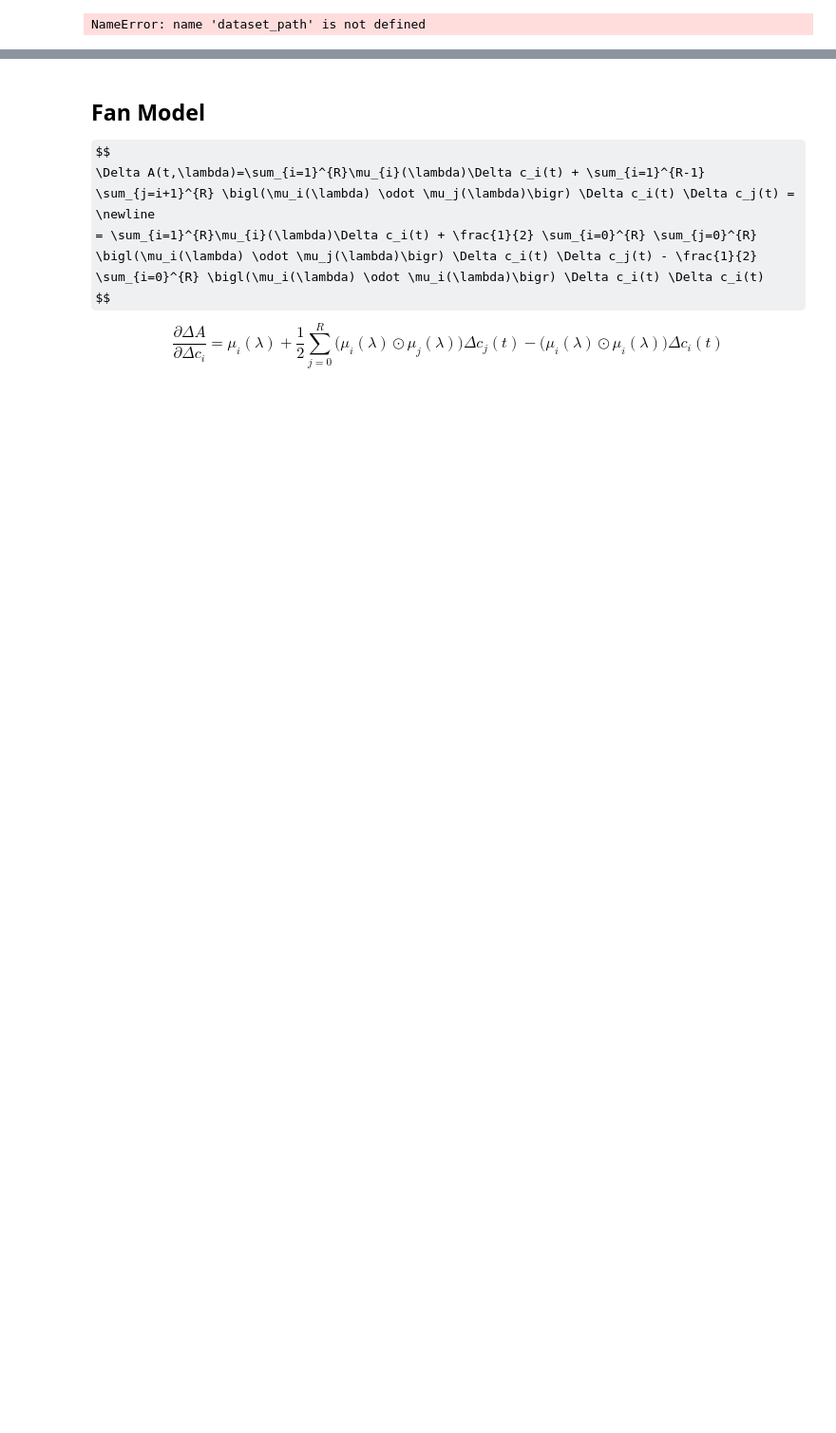
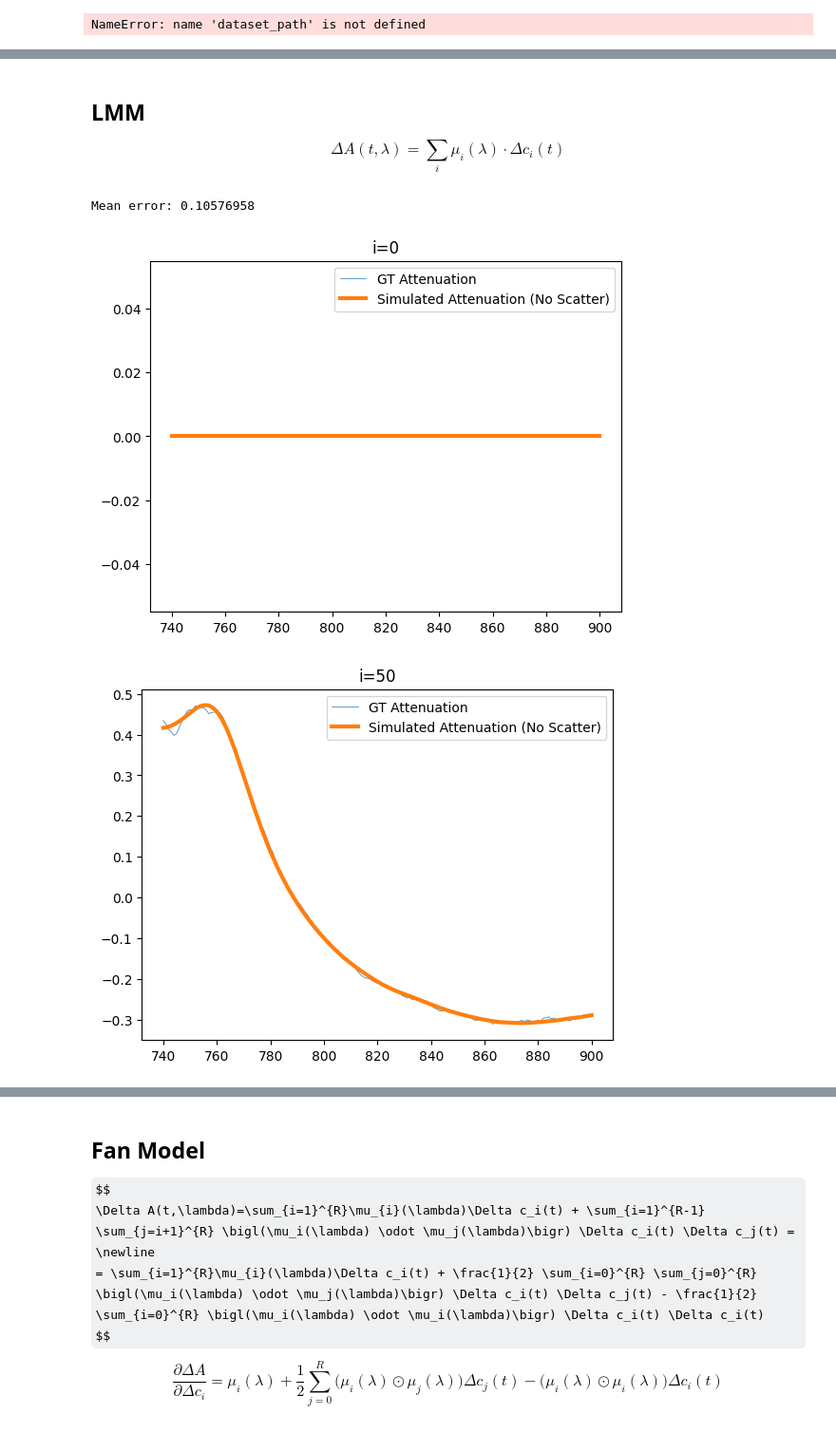
Before and after one commit to hartenbergerma/thesis, a Jupyter notebook: piglets_tests/nonlinear.ipynb, the cells around one changed output, grey strips where cells are left out. Shown at 95% size. Saved outputs shown, nothing was run; the diff lists cells and outputs as text; code cells hidden in the pictures; some formulas as TeX source; blank space fills up the shorter version.

```diff
--- a/piglets_tests/nonlinear.ipynb
+++ b/piglets_tests/nonlinear.ipynb
@@ -156,3 +179,51 @@ def plot_a_b(a_s, b_s):
     axs[0].plot(b_s[:, 0], label="b", linewidth=2)
     axs[1].plot(a_s[:, 0], label="a_1", linewidth=0.5, color='purple')
     plt.legend()
+# %% [markdown]
+## LMM
+$$\Delta A(t,\lambda)=\sum_{i}\mu_{i}(\lambda)\cdot\Delta c_{i}(t)$$
+# %%
+# determines concentrations without scattering using least squares
+def optimisation_pinv(spectr_t1, spectr_t2, M):
+    delta_A = np.log(np.divide(spectr_t1, spectr_t2))
+    M_pinv = pinv(M)
+    X = M_pinv @ delta_A
+    found_spectrum = np.exp(-(M @ X)) * spectr_t1
+
+    residual = M @ X - delta_A
+
+    return X, found_spectrum, residual
+
+def lmm(spectr, M, need_plot=True):
+
+    delta_c_i_list = []
+    error_list = []
+
+    ref_spectr = spectr[0, :]
+    for i in range(spectr.shape[0]):
+        spectr_t2 = spectr[i, :]
+        spectr_t2[spectr_t2 <= 0] = 0.0001
+        delta_c_i, found_spectrum, residual = optimisation_pinv(ref_spectr, spectr_t2, M)
+
+        delta_c_i_list.append(delta_c_i)
+        error_list.append(np.linalg.norm(residual, ord=2))
+
+        if need_plot and i % 50 == 0:
+            plt.figure()
+            plt.plot(band_centers, -np.log(spectr_t2 / ref_spectr), label='GT Attenuation', linewidth=0.5)
+            plt.plot(band_centers, -np.log(found_spectrum / ref_spectr), label='Simulated Attenuation (No Scatter)', linewidth=3)
+            plt.title("i=" + str(i))
+            plt.legend()
+
+    if need_plot:
+        plot_concentrations_paper(concentrations_paper)
+        plot_concentrations(delta_c_i_list, "Scenario 0 - Computed Without Scattering")
+
+    return np.array(error_list), np.array(delta_c_i_list)
+# %%
+error, delta_c_i_list = lmm(spectr_smooth, M_water, need_plot=True)
+print("Mean error:", np.mean(error))
+# %% [output]
+Mean error: 0.10576958
+[figure, added]
+[figure, added]
```
Also changed, not shown: parts of 11 cells of this notebook, 4 other files.
